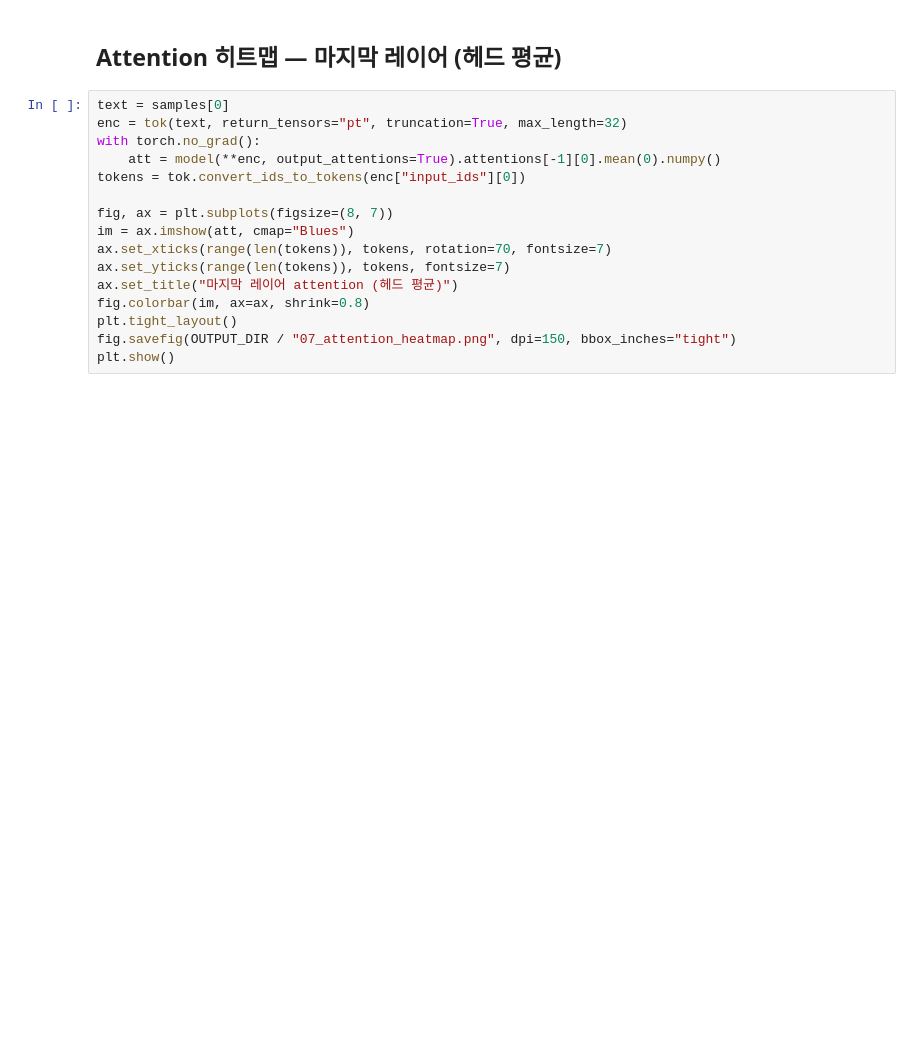
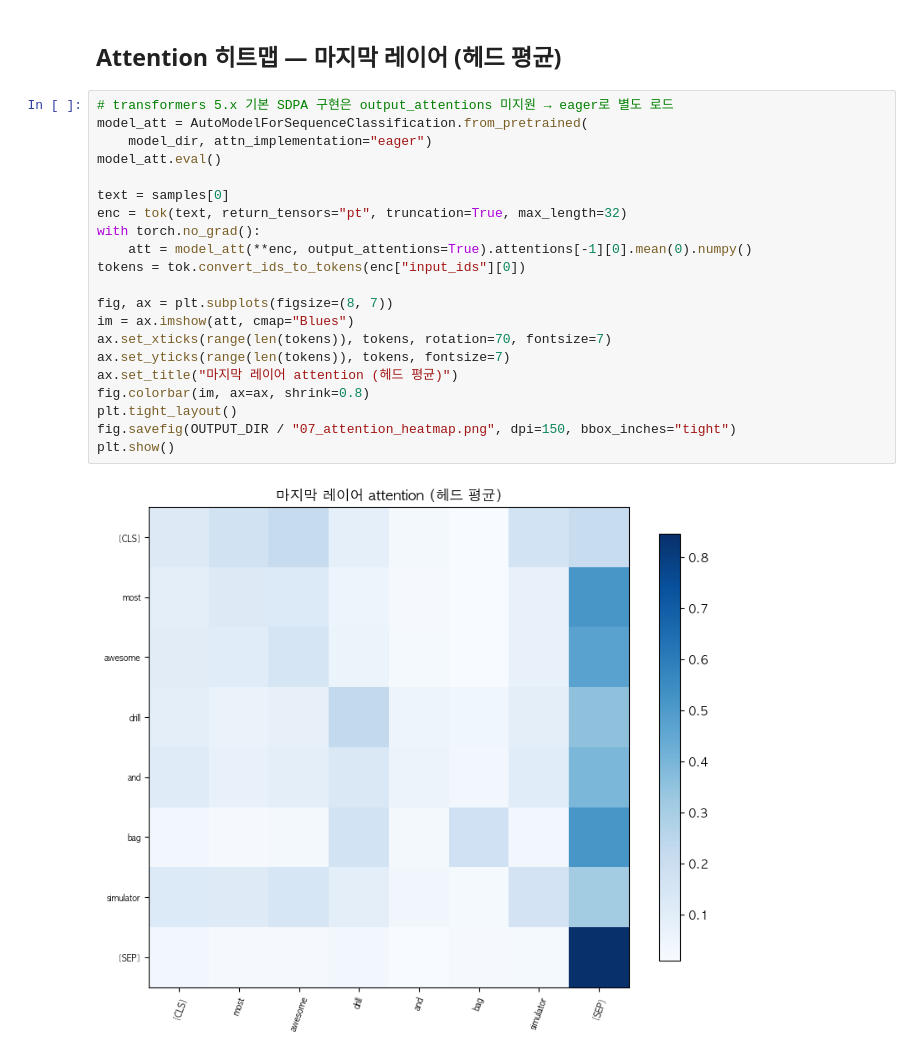
Before and after one commit to rhantj/review-check, a Jupyter notebook: notebooks/07_model_analysis.ipynb, the cells around one changed output. Drawn from its saved outputs; the diff is of its cells as text; blank space fills up the shorter version.

```diff
--- a/notebooks/07_model_analysis.ipynb
+++ b/notebooks/07_model_analysis.ipynb
@@ -142,18 +158,25 @@ plt.show()
 # %% [markdown]
 ## Attention 히트맵 — 마지막 레이어 (헤드 평균)
 # %%
+# transformers 5.x 기본 SDPA 구현은 output_attentions 미지원 → eager로 별도 로드
+model_att = AutoModelForSequenceClassification.from_pretrained(
+    model_dir, attn_implementation="eager")
+model_att.eval()
+
 text = samples[0]
 enc = tok(text, return_tensors="pt", truncation=True, max_length=32)
 with torch.no_grad():
-    att = model(**enc, output_attentions=True).attentions[-1][0].mean(0).numpy()
+    att = model_att(**enc, output_attentions=True).attentions[-1][0].mean(0).numpy()
 tokens = tok.convert_ids_to_tokens(enc["input_ids"][0])
 
 fig, ax = plt.subplots(figsize=(8, 7))
 im = ax.imshow(att, cmap="Blues")
 ax.set_xticks(range(len(tokens)), tokens, rotation=70, fontsize=7)
 ax.set_yticks(range(len(tokens)), tokens, fontsize=7)
 ax.set_title("마지막 레이어 attention (헤드 평균)")
 fig.colorbar(im, ax=ax, shrink=0.8)
 plt.tight_layout()
 fig.savefig(OUTPUT_DIR / "07_attention_heatmap.png", dpi=150, bbox_inches="tight")
 plt.show()
+# %% [output]
+[figure, added]
```
Also changed, not shown: parts of 6 cells of this notebook, 5 other files.
